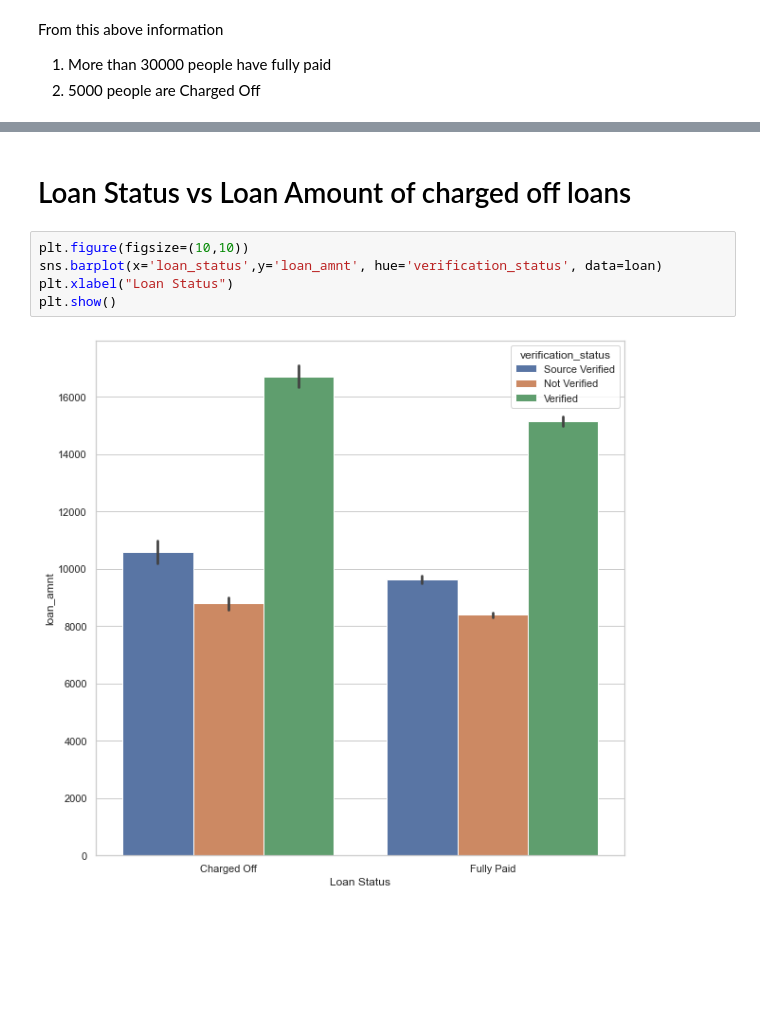
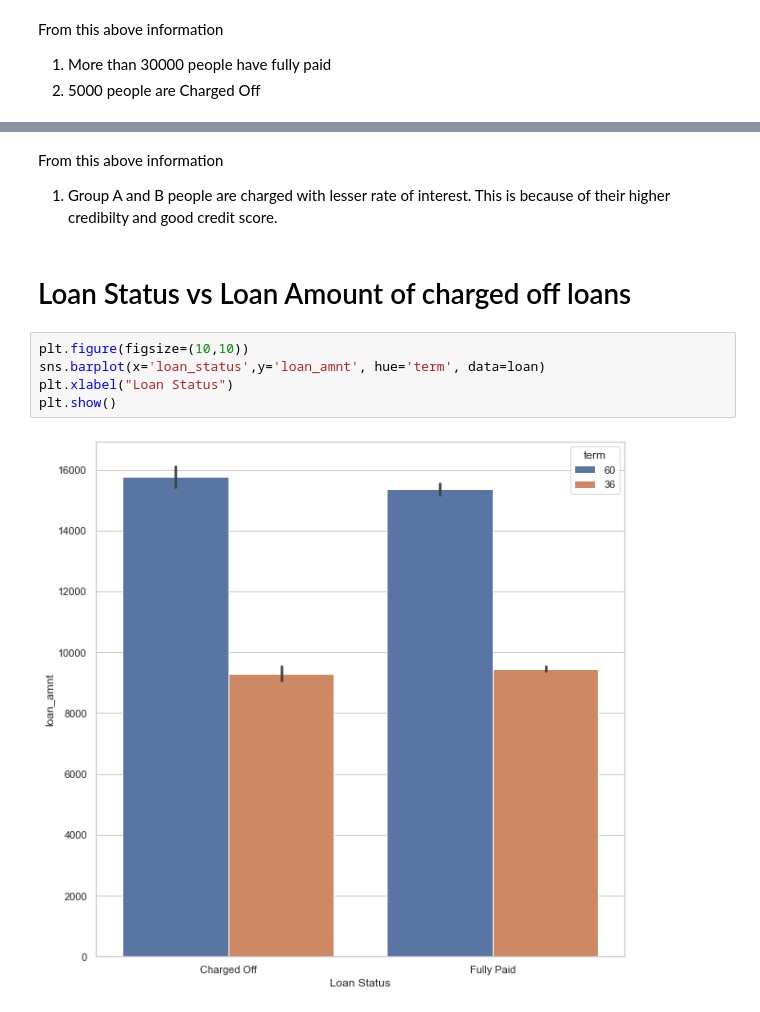
Before and after one commit to Harshulagarwal/LendingClubCaseStudy, a Jupyter notebook: LENDING_CLUB_CASE_STUDY.ipynb, the cells around one changed output, grey strips where cells are left out. Drawn from its saved outputs; the diff is of its cells as text; blank space fills up the shorter version.

Commit message:
Updated plots and finalized data cleaning. TODO: date analysis and find better plots to analyse grade, subgrade

```diff
--- a/LENDING_CLUB_CASE_STUDY.ipynb
+++ b/LENDING_CLUB_CASE_STUDY.ipynb
@@ -646,9 +733,12 @@ From this above information
+# %% [markdown]
+From this above information
+1. Group A and B people are charged with lesser rate of interest. This is because of their higher credibilty and good credit score.
 # %% [markdown]
 # Loan Status vs Loan Amount of charged off loans
 # %%
 plt.figure(figsize=(10,10))
-sns.barplot(x='loan_status',y='loan_amnt', hue='verification_status', data=loan)
+sns.barplot(x='loan_status',y='loan_amnt', hue='term', data=loan)
 plt.xlabel("Loan Status")
 plt.show()
 # %% [output]
-[figure, old version]
+[figure, new version]
```
Also changed, not shown: parts of 86 cells of this notebook.
